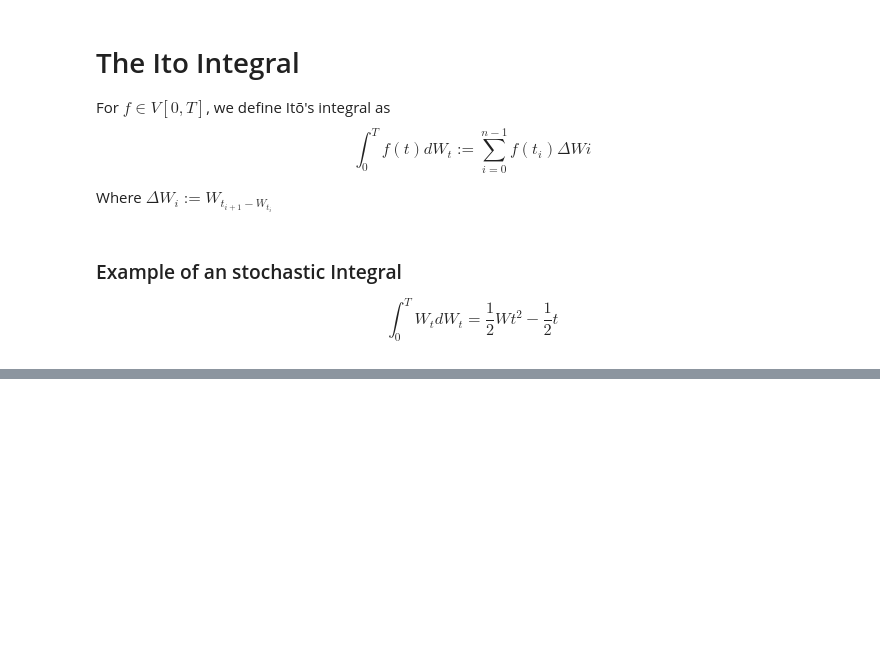
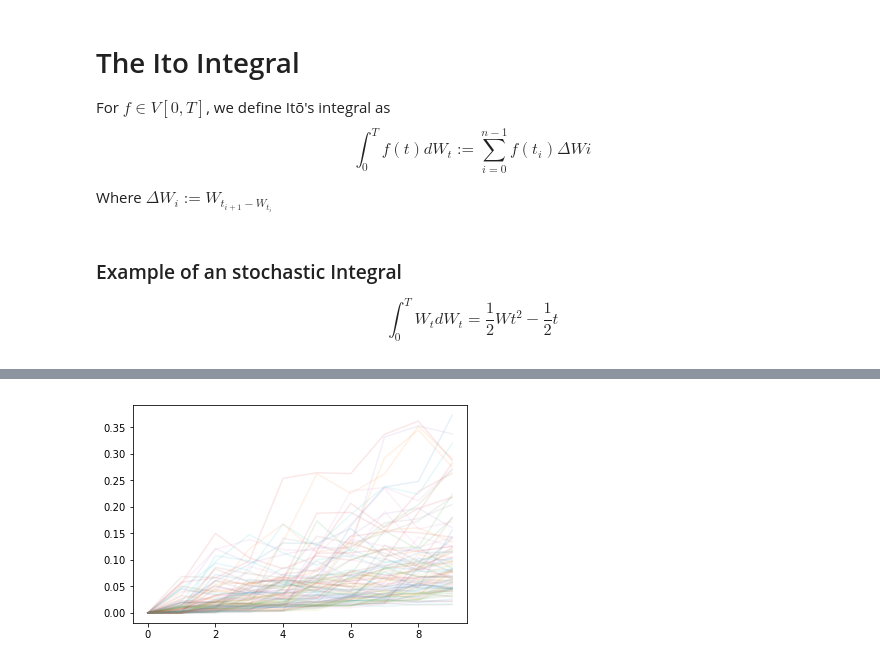
Before and after one commit to gerdm/TGMAFFIRO, a Jupyter notebook: notebooks/Computations.ipynb, the cells around one changed output, grey strips where cells are left out. Cells and saved outputs as stored; diff of their text form; code cells hidden in the pictures; blank space fills up the shorter version.

```diff
--- a/notebooks/Computations.ipynb
+++ b/notebooks/Computations.ipynb
@@ -116,3 +123,18 @@ solved_integral = Wt.cumsum() ** 2  / 2 - t / 2
+# %%
+nsteps = 10
+t = np.linspace(0, 1, nsteps)
+
+
+solved_integral = Wt ** 2  / 2 - t / 2
+
+for _ in range(100):
+    dWt = normal(size=nsteps ) * 1 / 9; dWt[0] = 0
+    Wt = dWt.cumsum()
+    definition_integral = (Wt * dWt).cumsum()
+    plt.plot(definition_integral, alpha = 0.1)
+plt.show()
+# %% [output]
+[figure, added]
 # %%
 fig, (ax1, ax2) = plt.subplots(2, 1, figsize=(20,10))
 ax1.set_title(r"$\int_0^T W_t dW_t$")
```
Also changed, not shown: parts of 10 cells of this notebook, 3 other files.
